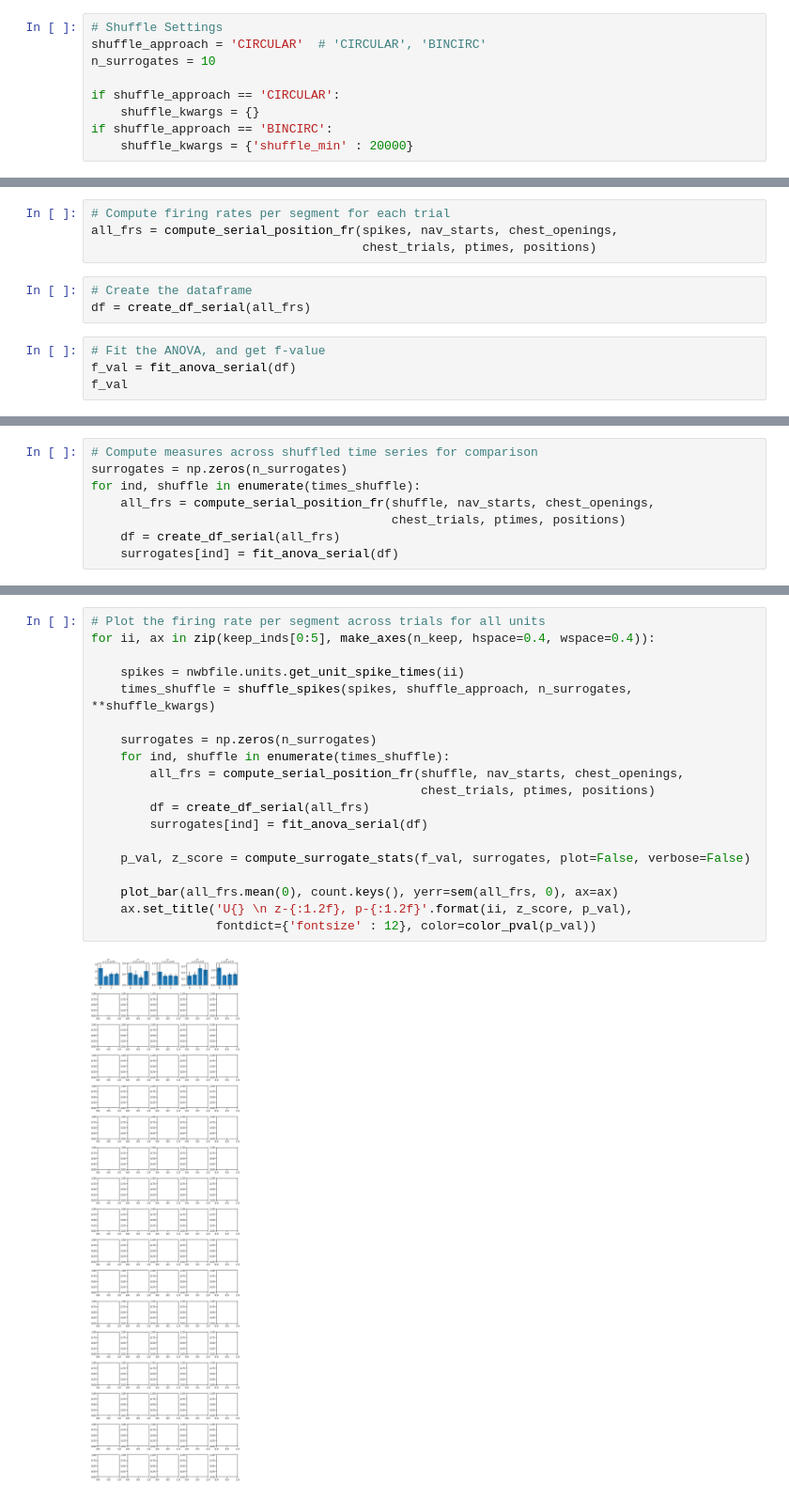
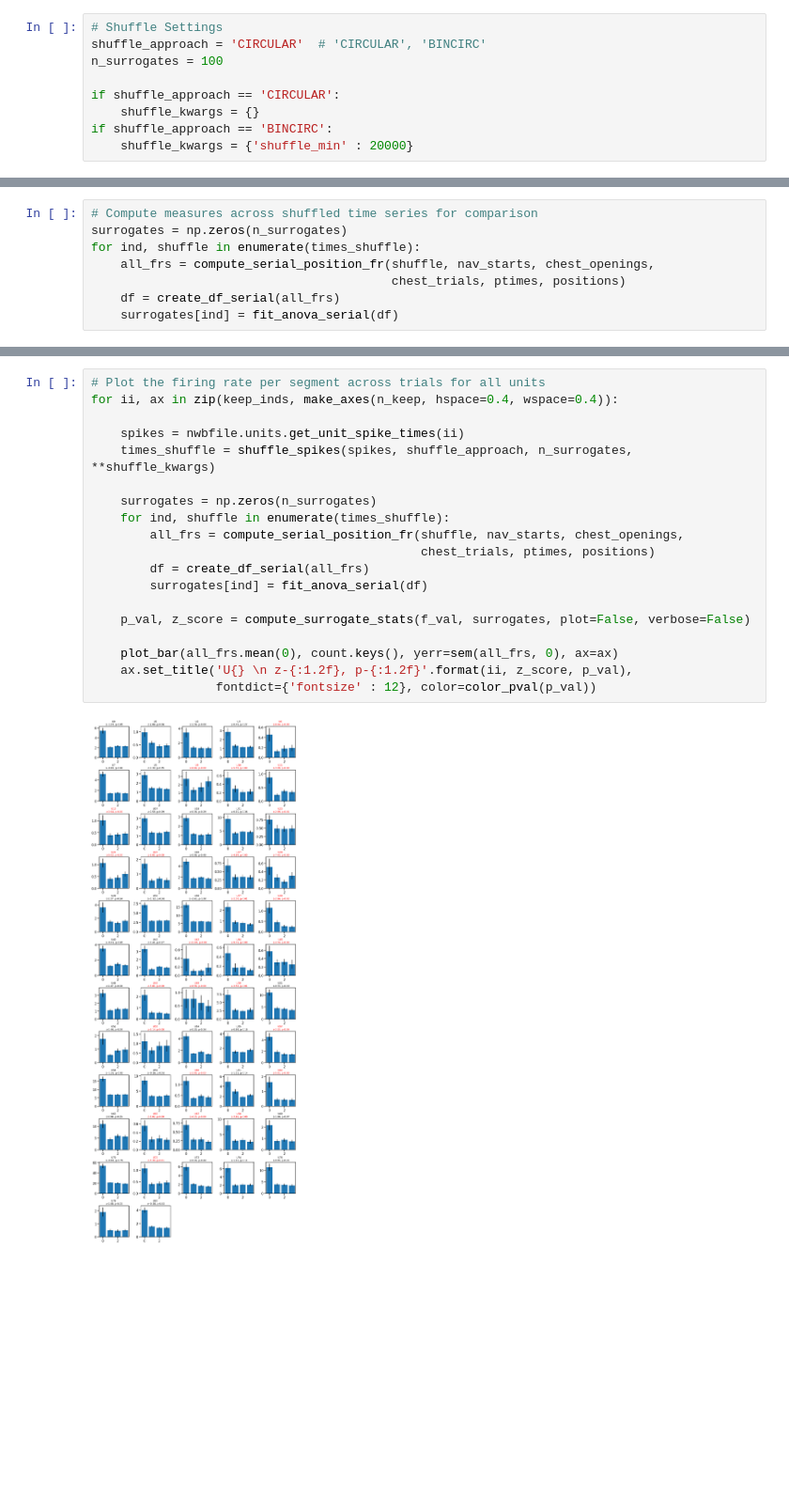
Before and after one commit to HSUPipeline/AnalyzeTH, a Jupyter notebook: notebooks/ANOVA-SerialPositionCells.ipynb, the cells around one changed output, grey strips where cells are left out. Shown at 94% size. Saved outputs shown, nothing was run; the diff lists cells and outputs as text; blank space fills up the shorter version.

```diff
--- a/notebooks/ANOVA-SerialPositionCells.ipynb
+++ b/notebooks/ANOVA-SerialPositionCells.ipynb
@@ -63,7 +63,7 @@ session = 2
 # %%
 # Shuffle Settings
 shuffle_approach = 'CIRCULAR'  # 'CIRCULAR', 'BINCIRC'
-n_surrogates = 10
+n_surrogates = 100
 
 if shuffle_approach == 'CIRCULAR':
     shuffle_kwargs = {}
@@ -264,11 +187,0 @@ f_val
-# %%
-# Compute firing rates per segment for each trial
-all_frs = compute_serial_position_fr(spikes, nav_starts, chest_openings,
-                                     chest_trials, ptimes, positions)
-# %%
-# Create the dataframe
-df = create_df_serial(all_frs)
-# %%
-# Fit the ANOVA, and get f-value
-f_val = fit_anova_serial(df)
-f_val
@@ -449,21 +210,21 @@ z-score: -0.56
 # %%
 # Plot the firing rate per segment across trials for all units
-for ii, ax in zip(keep_inds[0:5], make_axes(n_keep, hspace=0.4, wspace=0.4)):
+for ii, ax in zip(keep_inds, make_axes(n_keep, hspace=0.4, wspace=0.4)):
 
     spikes = nwbfile.units.get_unit_spike_times(ii)
     times_shuffle = shuffle_spikes(spikes, shuffle_approach, n_surrogates, **shuffle_kwargs)
 
     surrogates = np.zeros(n_surrogates)
     for ind, shuffle in enumerate(times_shuffle):
         all_frs = compute_serial_position_fr(shuffle, nav_starts, chest_openings,
                                              chest_trials, ptimes, positions)
         df = create_df_serial(all_frs)
         surrogates[ind] = fit_anova_serial(df)
 
     p_val, z_score = compute_surrogate_stats(f_val, surrogates, plot=False, verbose=False)
 
     plot_bar(all_frs.mean(0), count.keys(), yerr=sem(all_frs, 0), ax=ax)
     ax.set_title('U{} \n z-{:1.2f}, p-{:1.2f}'.format(ii, z_score, p_val),
                  fontdict={'fontsize' : 12}, color=color_pval(p_val))
 # %% [output]
-[figure, old version]
+[figure, new version]
```
Also changed, not shown: parts of 29 cells of this notebook.
